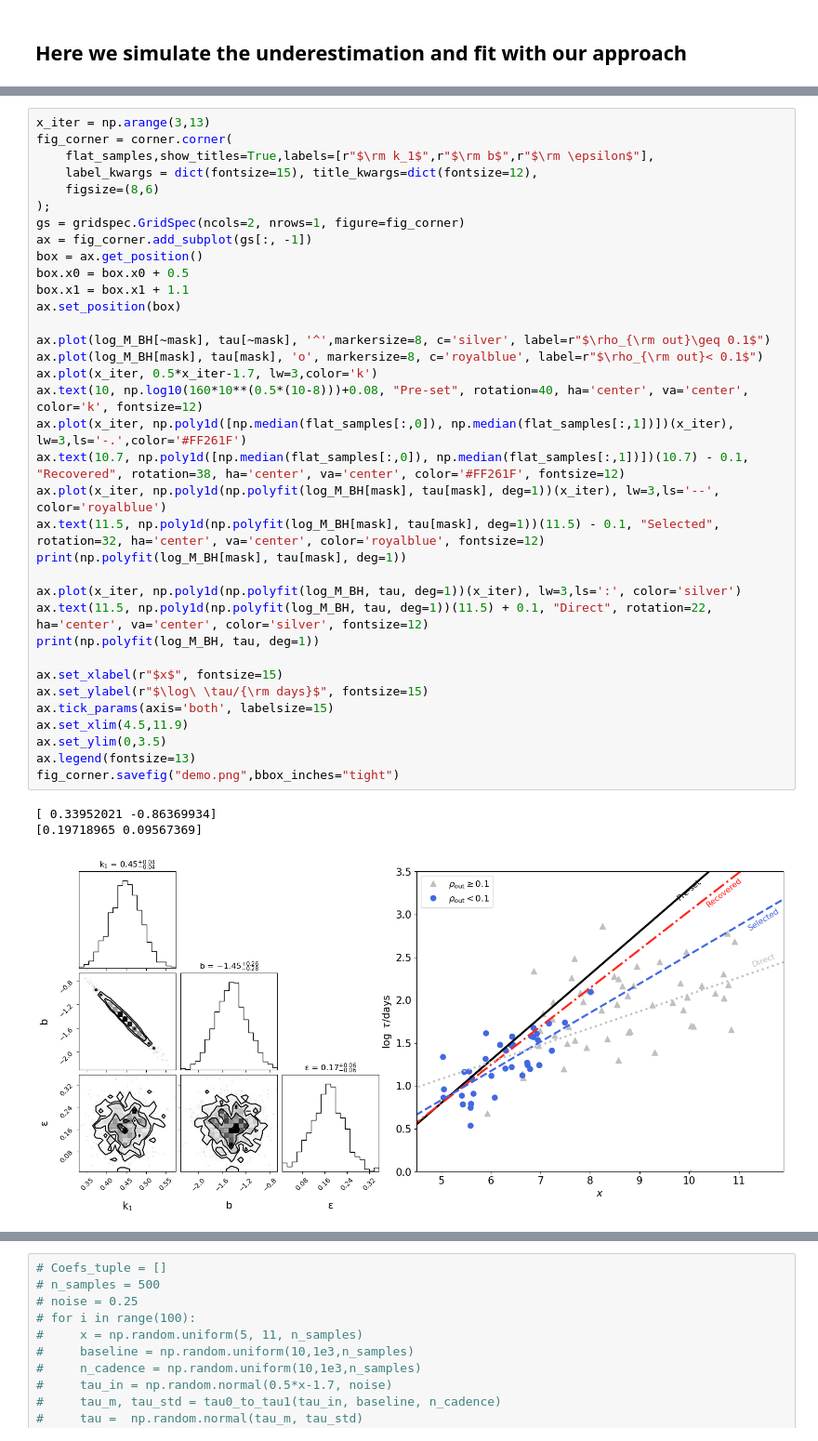
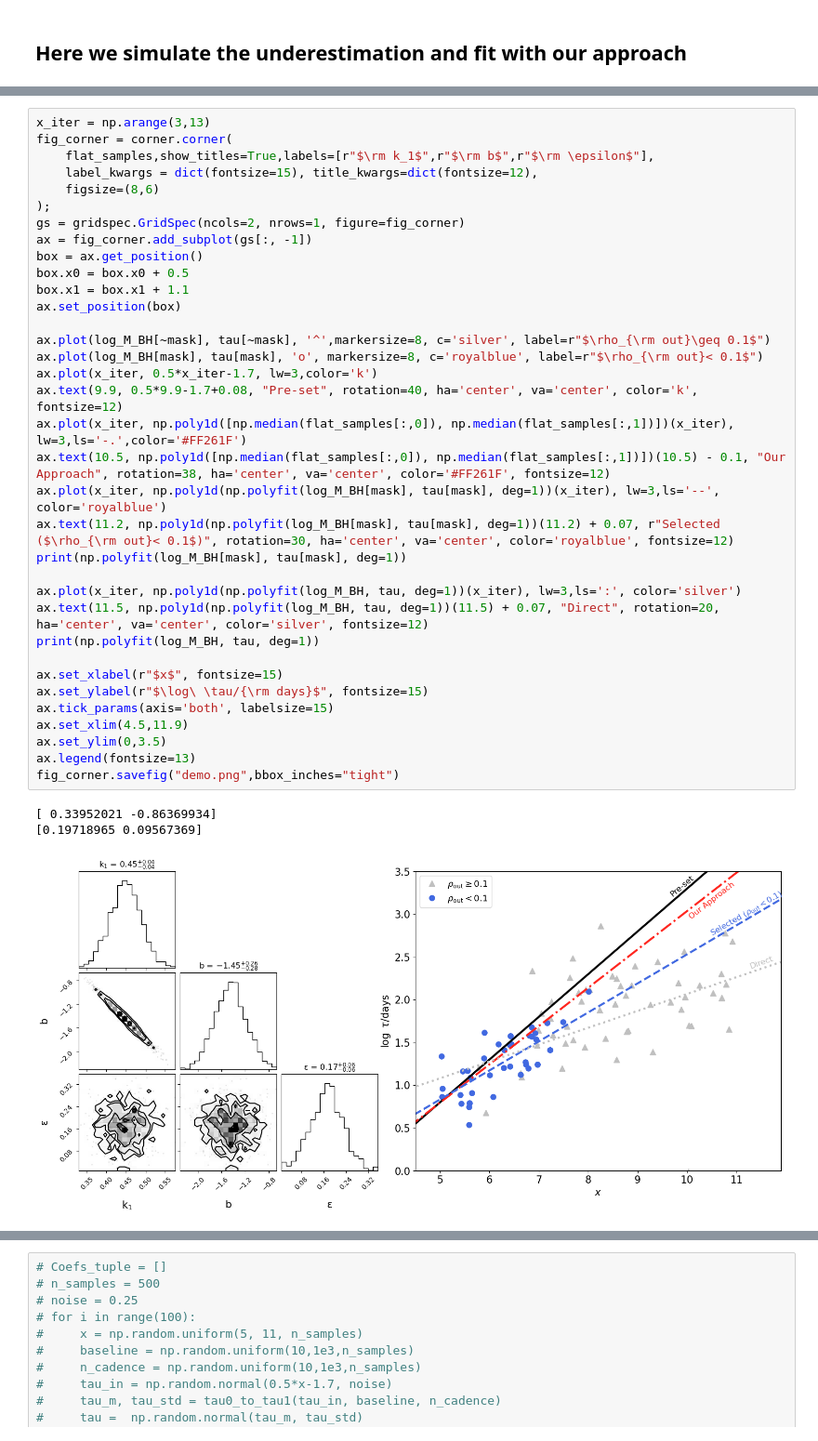
Before and after one commit to xiaris/BADDAT, a Jupyter notebook: demo.ipynb, the cells around one changed output, grey strips where cells are left out. Shown: that part at 93% size. Cells and saved outputs as stored; diff of their text form.

```diff
--- a/demo.ipynb
+++ b/demo.ipynb
@@ -118,38 +135,38 @@ fig_corner = corner.corner(
     label_kwargs = dict(fontsize=15), title_kwargs=dict(fontsize=12),
     figsize=(8,6)
 );
 gs = gridspec.GridSpec(ncols=2, nrows=1, figure=fig_corner)
 ax = fig_corner.add_subplot(gs[:, -1])
 box = ax.get_position()
 box.x0 = box.x0 + 0.5
 box.x1 = box.x1 + 1.1
 ax.set_position(box)
 
 ax.plot(log_M_BH[~mask], tau[~mask], '^',markersize=8, c='silver', label=r"$\rho_{\rm out}\geq 0.1$")
 ax.plot(log_M_BH[mask], tau[mask], 'o', markersize=8, c='royalblue', label=r"$\rho_{\rm out}< 0.1$")
 ax.plot(x_iter, 0.5*x_iter-1.7, lw=3,color='k')
-ax.text(10, np.log10(160*10**(0.5*(10-8)))+0.08, "Pre-set", rotation=40, ha='center', va='center', color='k', fontsize=12)
+ax.text(9.9, 0.5*9.9-1.7+0.08, "Pre-set", rotation=40, ha='center', va='center', color='k', fontsize=12)
 ax.plot(x_iter, np.poly1d([np.median(flat_samples[:,0]), np.median(flat_samples[:,1])])(x_iter), lw=3,ls='-.',color='#FF261F')
-ax.text(10.7, np.poly1d([np.median(flat_samples[:,0]), np.median(flat_samples[:,1])])(10.7) - 0.1, "Recovered", rotation=38, ha='center', va='center', color='#FF261F', fontsize=12)
+ax.text(10.5, np.poly1d([np.median(flat_samples[:,0]), np.median(flat_samples[:,1])])(10.5) - 0.1, "Our Approach", rotation=38, ha='center', va='center', color='#FF261F', fontsize=12)
 ax.plot(x_iter, np.poly1d(np.polyfit(log_M_BH[mask], tau[mask], deg=1))(x_iter), lw=3,ls='--', color='royalblue')
-ax.text(11.5, np.poly1d(np.polyfit(log_M_BH[mask], tau[mask], deg=1))(11.5) - 0.1, "Selected", rotation=32, ha='center', va='center', color='royalblue', fontsize=12)
+ax.text(11.2, np.poly1d(np.polyfit(log_M_BH[mask], tau[mask], deg=1))(11.2) + 0.07, r"Selected ($\rho_{\rm out}< 0.1$)", rotation=30, ha='center', va='center', color='royalblue', fontsize=12)
 print(np.polyfit(log_M_BH[mask], tau[mask], deg=1))
 
 ax.plot(x_iter, np.poly1d(np.polyfit(log_M_BH, tau, deg=1))(x_iter), lw=3,ls=':', color='silver')
-ax.text(11.5, np.poly1d(np.polyfit(log_M_BH, tau, deg=1))(11.5) + 0.1, "Direct", rotation=22, ha='center', va='center', color='silver', fontsize=12)
+ax.text(11.5, np.poly1d(np.polyfit(log_M_BH, tau, deg=1))(11.5) + 0.07, "Direct", rotation=20, ha='center', va='center', color='silver', fontsize=12)
 print(np.polyfit(log_M_BH, tau, deg=1))
 
 ax.set_xlabel(r"$x$", fontsize=15)
 ax.set_ylabel(r"$\log\ \tau/{\rm days}$", fontsize=15)
 ax.tick_params(axis='both', labelsize=15)
 ax.set_xlim(4.5,11.9)
 ax.set_ylim(0,3.5)
 ax.legend(fontsize=13)
 fig_corner.savefig("demo.png",bbox_inches="tight")
 # %% [output]
 [ 0.33952021 -0.86369934]
 [0.19718965 0.09567369]
-[figure, old version]
+[figure, new version]
 # %% [markdown]
 This case is deliberately chosen and provides an intuitive illustration of the effect of our approach.
 
```
Also changed, not shown: parts of 5 cells of this notebook, 2 other files.
